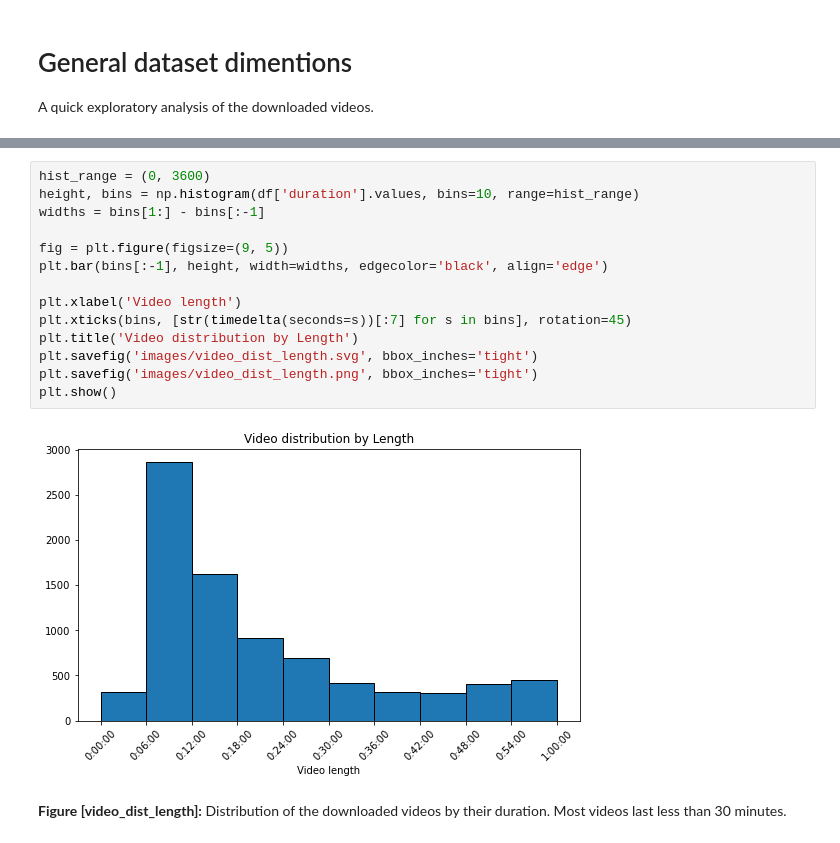
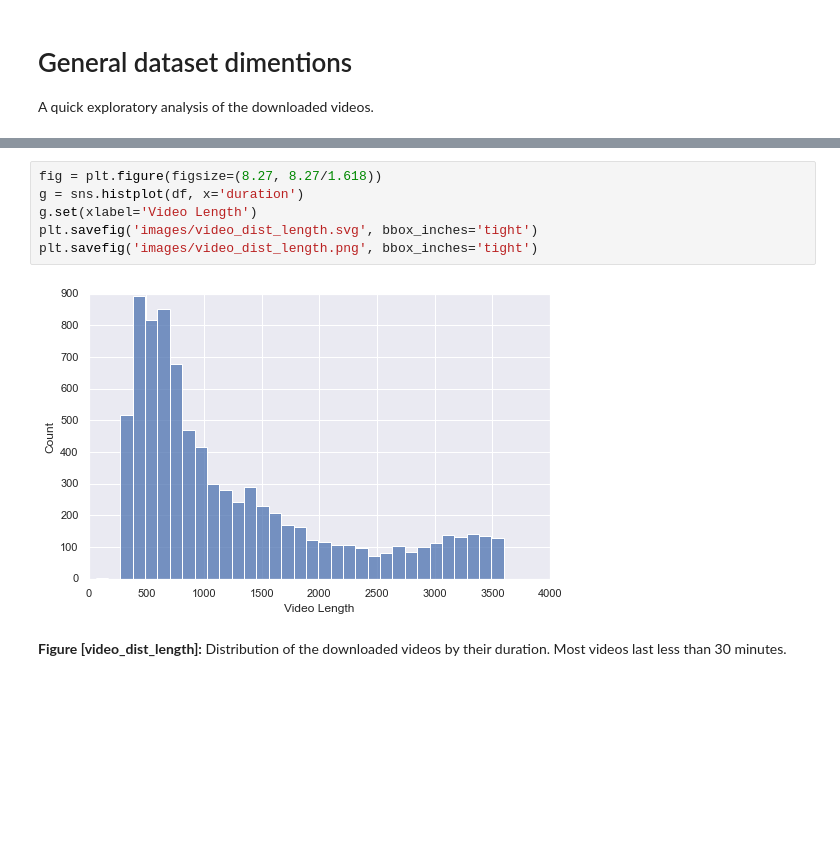
Before and after one commit to segonzal/chiletv, a Jupyter notebook: analysis/general_dataset_stats.ipynb, the cells around one changed output, grey strips where cells are left out. Saved outputs shown, nothing was run; the diff lists cells and outputs as text; blank space fills up the shorter version.

```diff
--- a/analysis/general_dataset_stats.ipynb
+++ b/analysis/general_dataset_stats.ipynb
@@ -31,19 +30,11 @@ Total length of footage: 121 days, 9:29:38.667000 (10488578.667 seconds)
-# %%
-hist_range = (0, 3600)
-height, bins = np.histogram(df['duration'].values, bins=10, range=hist_range)
-widths = bins[1:] - bins[:-1]
-
-fig = plt.figure(figsize=(9, 5))
-plt.bar(bins[:-1], height, width=widths, edgecolor='black', align='edge')
-
-plt.xlabel('Video length')
-plt.xticks(bins, [str(timedelta(seconds=s))[:7] for s in bins], rotation=45)
-plt.title('Video distribution by Length')
-plt.savefig('images/video_dist_length.svg', bbox_inches='tight')
-plt.savefig('images/video_dist_length.png', bbox_inches='tight')
-plt.show()
-# %% [output]
-[figure, removed]
+# %%
+fig = plt.figure(figsize=(8.27, 8.27/1.618))
+g = sns.histplot(df, x='duration')
+g.set(xlabel='Video Length')
+plt.savefig('images/video_dist_length.svg', bbox_inches='tight')
+plt.savefig('images/video_dist_length.png', bbox_inches='tight')
+# %% [output]
+[figure, added]
 # %% [markdown]
 **Figure \[video_dist_length]:** Distribution of the downloaded videos by their duration. Most videos last less than 30 minutes.
 # %%
```
Also changed, not shown: parts of 6 cells of this notebook, 4 other files.
